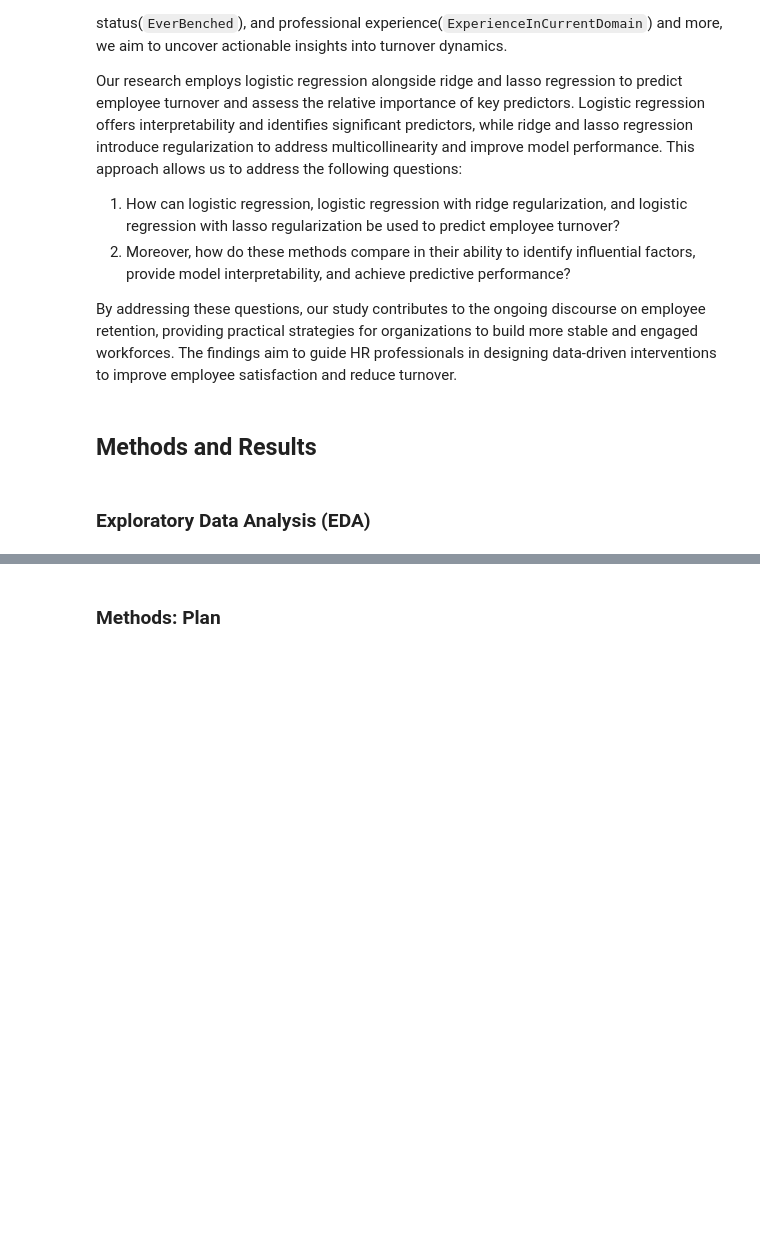
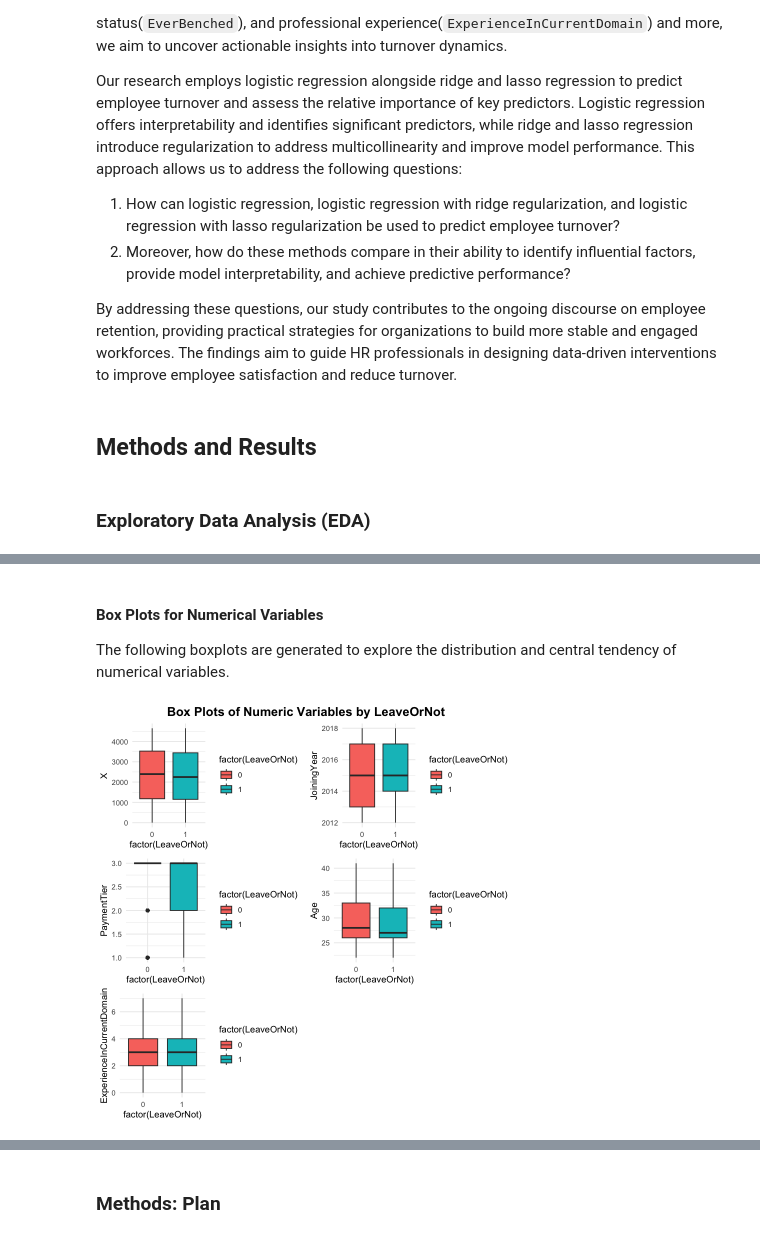
Before and after one commit to vivaanjhaveri/employee-dataset, a Jupyter notebook: final_report.ipynb, the cells around one changed output, grey strips where cells are left out. Saved outputs shown, nothing was run; the diff lists cells and outputs as text; code cells hidden in the pictures; blank space fills up the shorter version.

```diff
--- a/final_report.ipynb
+++ b/final_report.ipynb
@@ -49,0 +116,18 @@ Your EDA must be comprehensive with high quality plots.
+# %% [markdown]
+#### Box Plots for Numerical Variables
+The following boxplots are generated to explore the distribution and central tendency of numerical variables.
+# %%
+box_plots <- lapply(names(numeric_vars)[-ncol(numeric_vars)], function(var) {
+  ggplot(numeric_vars, aes(x = factor(LeaveOrNot), y = .data[[var]], fill = factor(LeaveOrNot))) +
+    geom_boxplot() +
+    theme_minimal()
+})
+
+grid.arrange(
+  grobs = box_plots,
+  ncol = 2,  # Adjust layout as needed
+  top = textGrob("Box Plots of Numeric Variables by LeaveOrNot",
+                 gp = gpar(fontsize = 15, fontface = "bold"))
+)
+# %% [output]
+[figure, added]
```
Also changed, not shown: parts of 13 cells of this notebook.
